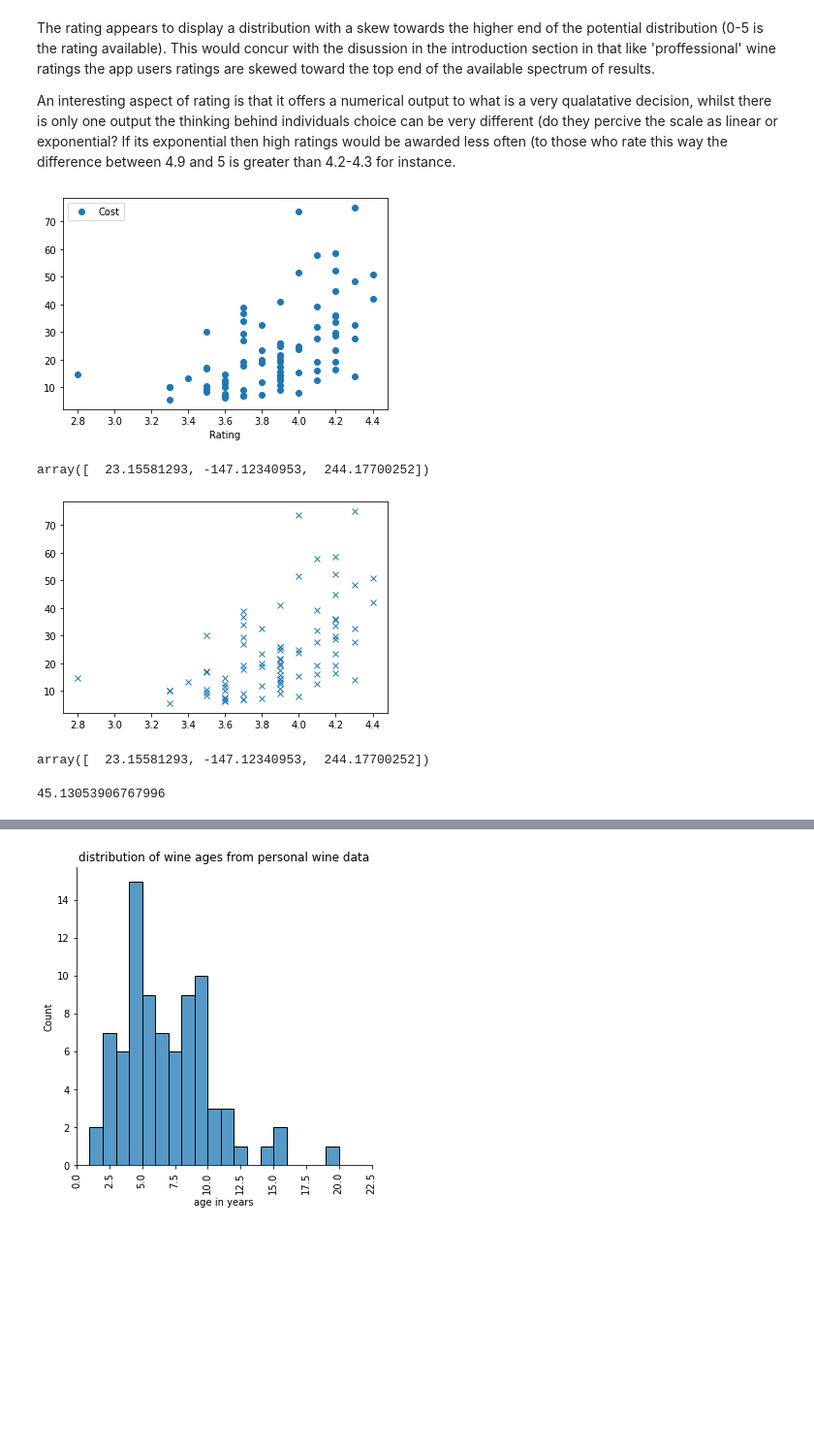
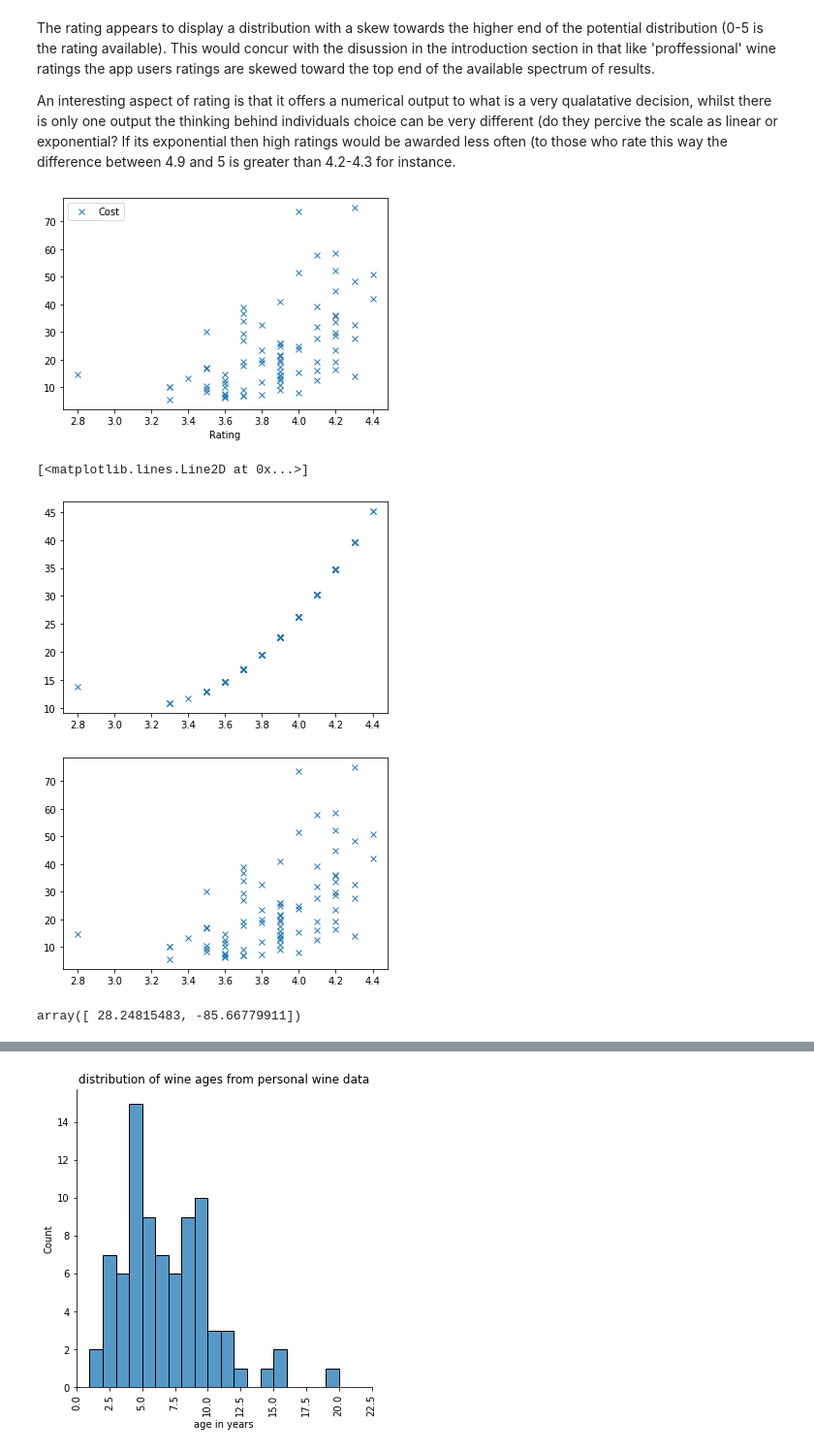
Before and after one commit to Jonathangmit/Wine-dataset, a Jupyter notebook: NumPy data set project.ipynb, the cells around one changed output, grey strips where cells are left out. Shown at 97% size. Drawn from its saved outputs; the diff is of its cells as text; code cells hidden in the pictures; blank space fills up the shorter version.

```diff
--- a/NumPy data set project.ipynb
+++ b/NumPy data set project.ipynb
@@ -261,6 +261,22 @@ plt.show()
 The rating appears to display a  distribution with a skew towards the higher end of the potential distribution (0-5 is the rating available). This would concur with the disussion in the introduction section in that like 'proffessional' wine ratings the app users ratings are skewed toward the top end of the available spectrum of results.
 
 An interesting aspect of rating is that it offers a numerical output to what is a very qualatative decision, whilst there is only one output the thinking behind individuals choice can be very different (do they percive the scale as linear or exponential? If its exponential then high ratings would be awarded less often (to those who rate this way the difference between 4.9 and 5 is greater than 4.2-4.3 for instance.
+# %%
+import numpy as np
+import matplotlib.pyplot as plt
+a='Rating'
+b='Cost'
+x=wr.loc[:,"Rating"]
+y=wr.loc[:,"Cost"]
+wr.plot(a,b,style= 'x')
+plt.show()
+np.polyfit(x,y,1)
+y2 = (23.15581293*(x**2))-(147.12340953*x)+244.17700252
+plt.plot(x,y2,'x')
+# %% [output]
+[figure, added]
+[<matplotlib.lines.Line2D at 0x...>]
+[figure, added]
 # %%
 import numpy as np
 import matplotlib.pyplot as plt
@@ -268,31 +284,9 @@ a='Rating'
 b='Cost'
 x=wr.loc[:,"Rating"]
 y=wr.loc[:,"Cost"]
-wr.plot(a,b,style= 'o')
+plt.plot(x,y,'x')
 plt.show()
-wr.describe
-type(wr)
-np.polyfit(x,y,2)
+np.polyfit(x,y,1)
 # %% [output]
-[figure, old version]
+[figure, new version]
-array([  23.15581293, -147.12340953,  244.17700252])
+array([ 28.24815483, -85.66779911])
-# %%
-import numpy as np
-import matplotlib.pyplot as plt
-a='Rating'
-b='Cost'
-x=wr.loc[:,"Rating"]
-y=wr.loc[:,"Cost"]
-plt.plot(x,y,'x')
-plt.show()
-np.polyfit(x,y,2)
-# %% [output]
-[figure, removed]
-array([  23.15581293, -147.12340953,  244.17700252])
-# %%
-o = 3.6
-l = 1+2+3
-w = 23.155812938*(4.4**2)-147.12340953*(4.4)+244.17700252
-print(w)
-# %% [output]
-45.13053906767996
```
Also changed, not shown: parts of 12 cells of this notebook.
